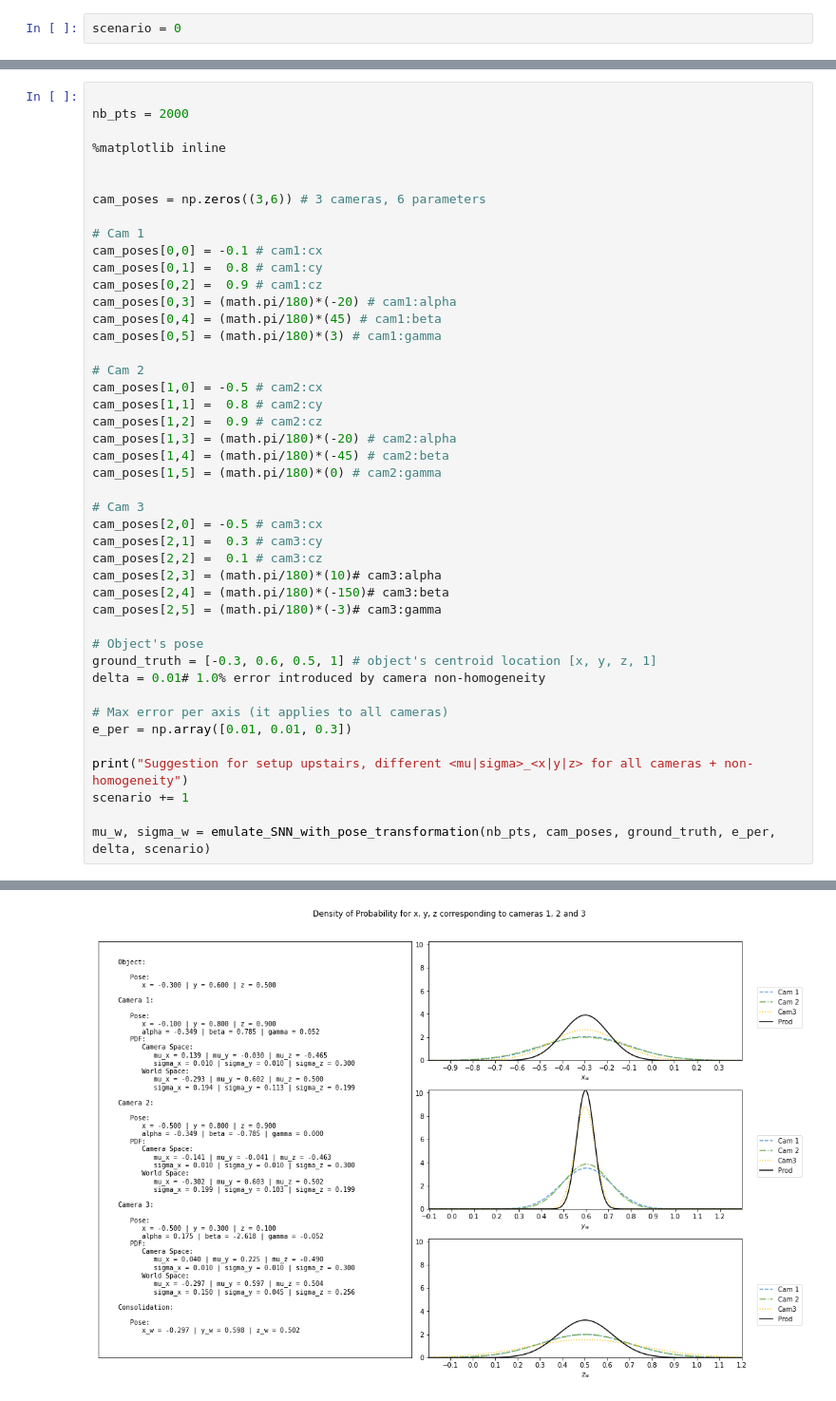
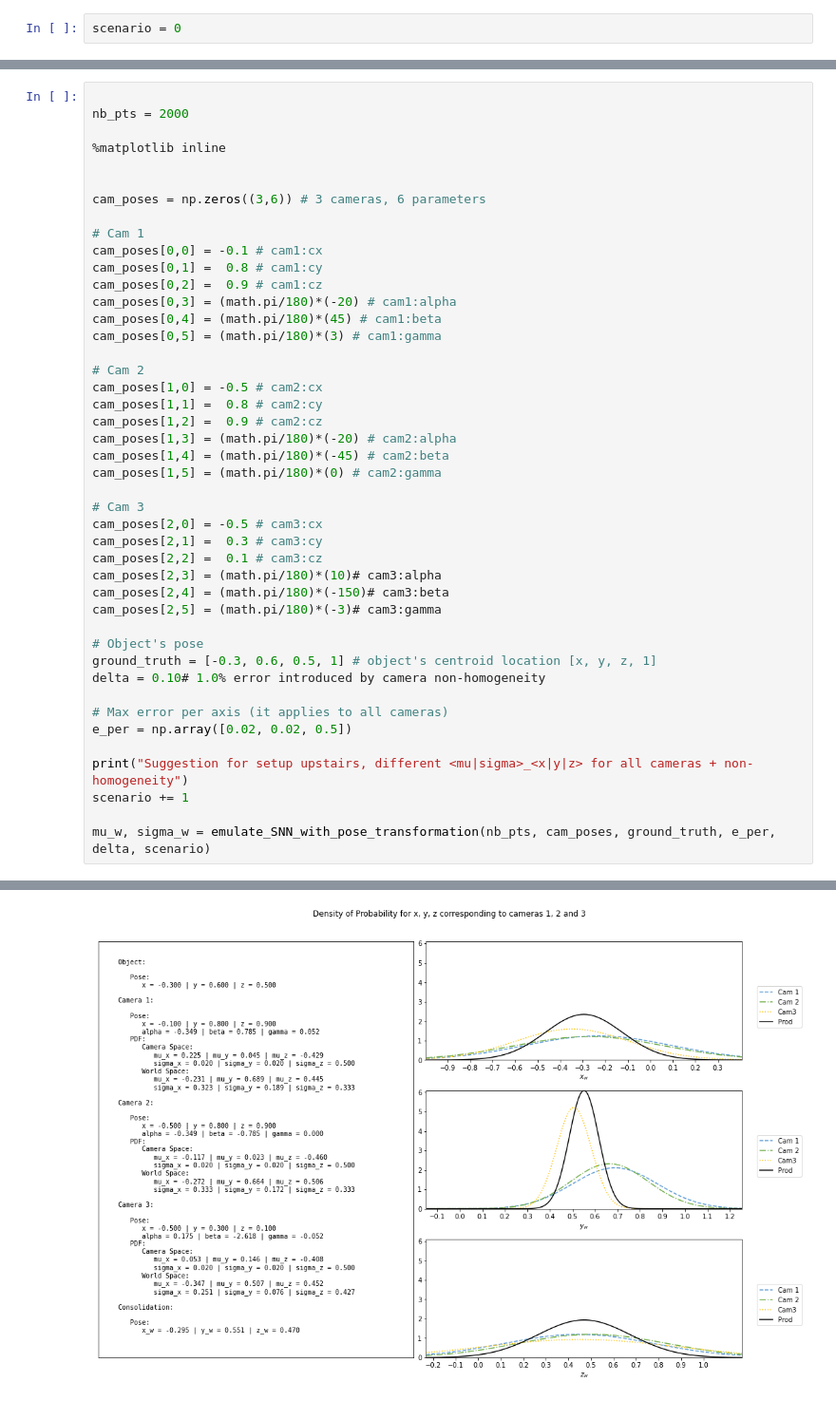
Before and after one commit to jpromerob/PoseMerge, a Jupyter notebook: MergeTester.ipynb, the cells around one changed output, grey strips where cells are left out. Shown at 95% size. Drawn from its saved outputs; the diff is of its cells as text.

```diff
--- a/MergeTester.ipynb
+++ b/MergeTester.ipynb
@@ -333,10 +333,10 @@ cam_poses[2,5] = (math.pi/180)*(-3)# cam3:gamma
 
 # Object's pose
 ground_truth = [-0.3, 0.6, 0.5, 1] # object's centroid location [x, y, z, 1]
-delta = 0.01# 1.0% error introduced by camera non-homogeneity
+delta = 0.10# 1.0% error introduced by camera non-homogeneity
 
 # Max error per axis (it applies to all cameras)
-e_per = np.array([0.01, 0.01, 0.3])
+e_per = np.array([0.02, 0.02, 0.5])
 
 print("Suggestion for setup upstairs, different <mu|sigma>_<x|y|z> for all cameras + non-homogeneity")
 scenario += 1
@@ -349,4 +349,4 @@ The estimated object location has the following error in [mm]: (2.669, 1.760, 1.
-[figure, old version]
+[figure, new version]
 # %%
 
 
```
Also changed, not shown: parts of 7 cells of this notebook.
